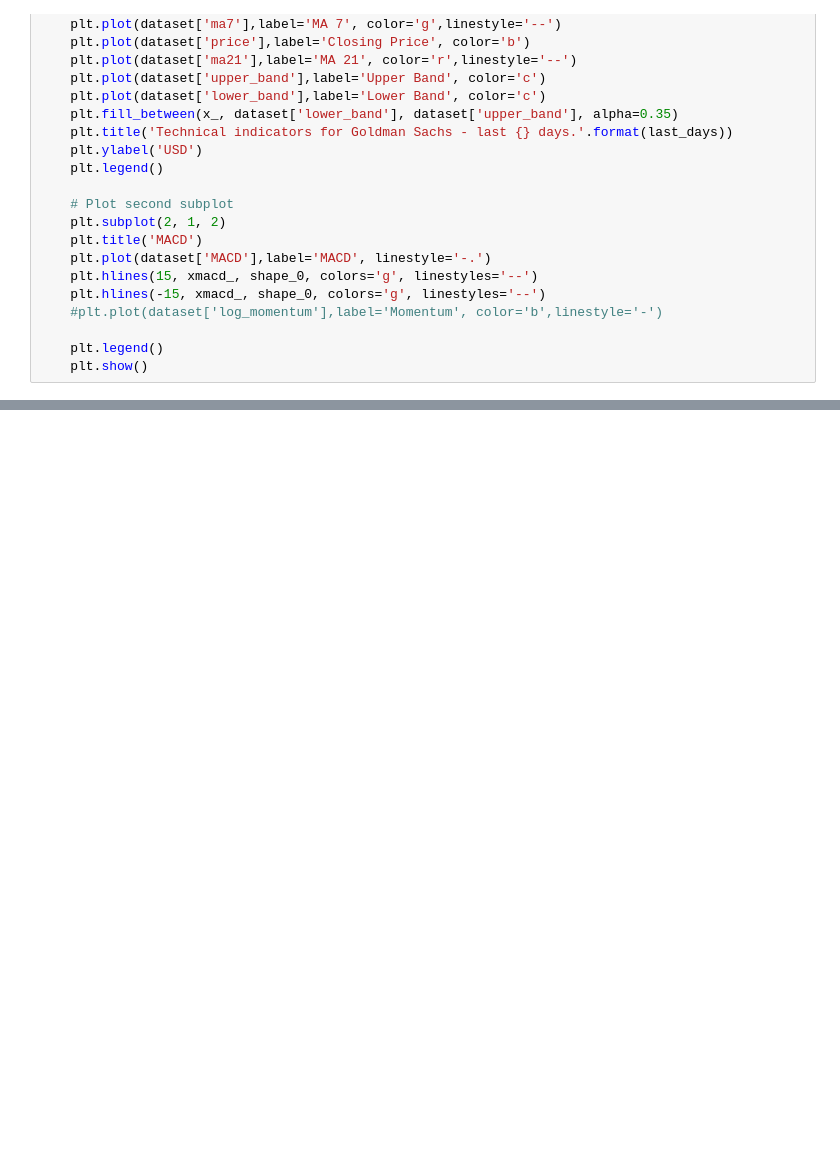
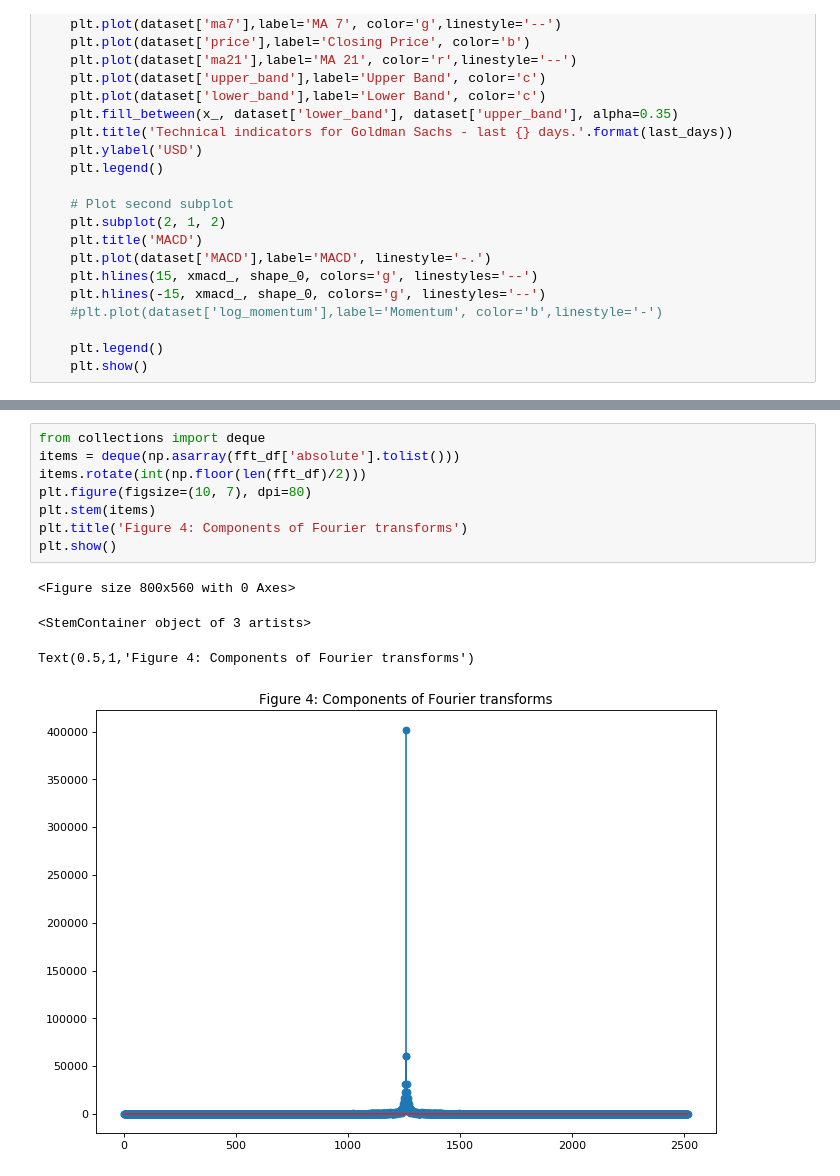
Before and after one commit to jamesliu/stockpredictionai, a Jupyter notebook: data.ipynb, the cells around one changed output, grey strips where cells are left out. Saved outputs shown, nothing was run; the diff lists cells and outputs as text; blank space fills up the shorter version.

```diff
--- a/data.ipynb
+++ b/data.ipynb
@@ -161,0 +209,13 @@ plot_technical_indicators(dataset_TI_df, 400)
+# %%
+from collections import deque
+items = deque(np.asarray(fft_df['absolute'].tolist()))
+items.rotate(int(np.floor(len(fft_df)/2)))
+plt.figure(figsize=(10, 7), dpi=80)
+plt.stem(items)
+plt.title('Figure 4: Components of Fourier transforms')
+plt.show()
+# %% [output]
+<Figure size 800x560 with 0 Axes>
+<StemContainer object of 3 artists>
+Text(0.5,1,'Figure 4: Components of Fourier transforms')
+[figure, added]
```
Also changed, not shown: parts of 37 cells of this notebook.
